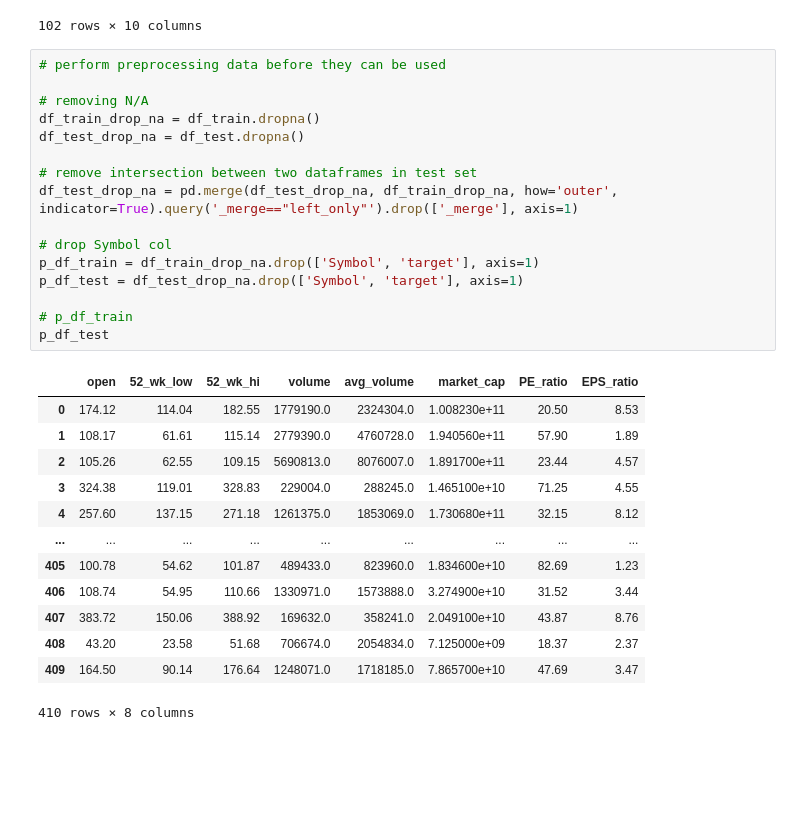
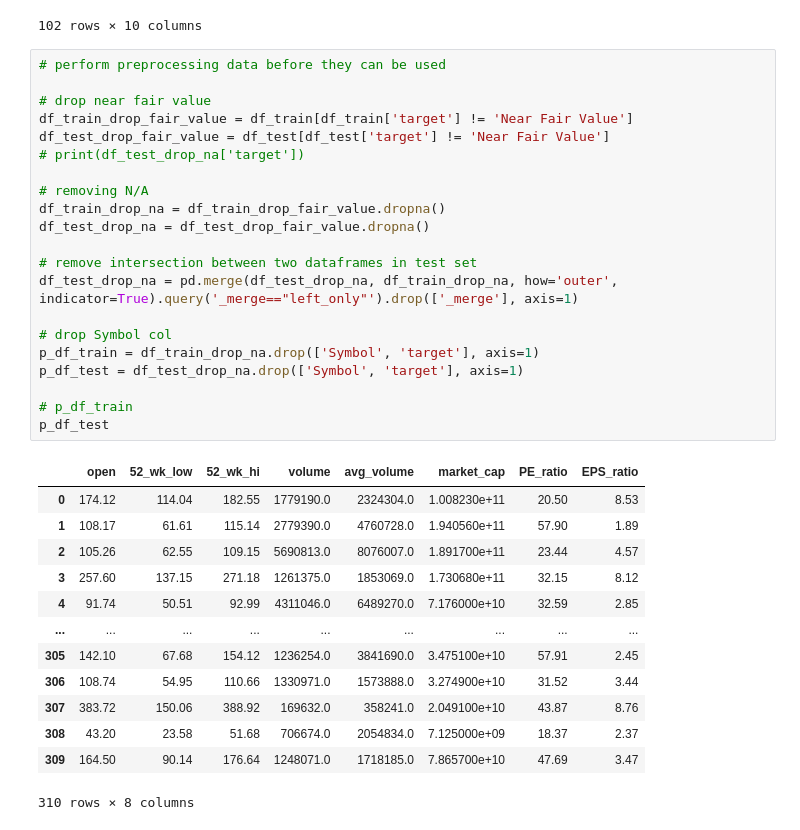
Before and after one commit to tngo0508/capstone_project, a Jupyter notebook: backend/stocks/webscraper/build_ML_model.ipynb, the cells around one changed output. Cells and saved outputs as stored; diff of their text form; blank space fills up the shorter version.

```diff
--- a/backend/stocks/webscraper/build_ML_model.ipynb
+++ b/backend/stocks/webscraper/build_ML_model.ipynb
@@ -25,33 +25,38 @@ df_train
 # %%
 # perform preprocessing data before they can be used
 
+# drop near fair value
+df_train_drop_fair_value = df_train[df_train['target'] != 'Near Fair Value']
+df_test_drop_fair_value = df_test[df_test['target'] != 'Near Fair Value']
+# print(df_test_drop_na['target'])
+
 # removing N/A
-df_train_drop_na = df_train.dropna()
-df_test_drop_na = df_test.dropna()
+df_train_drop_na = df_train_drop_fair_value.dropna()
+df_test_drop_na = df_test_drop_fair_value.dropna()
 
 # remove intersection between two dataframes in test set
 df_test_drop_na = pd.merge(df_test_drop_na, df_train_drop_na, how='outer', indicator=True).query('_merge=="left_only"').drop(['_merge'], axis=1)
 
 # drop Symbol col
 p_df_train = df_train_drop_na.drop(['Symbol', 'target'], axis=1)
 p_df_test = df_test_drop_na.drop(['Symbol', 'target'], axis=1)
 
 # p_df_train
 p_df_test
 # %% [output]
 |  | open | 52_wk_low | 52_wk_hi | volume | avg_volume | market_cap | PE_ratio | EPS_ratio |
 | 0 | 174.12 | 114.04 | 182.55 | 1779190.0 | 2324304.0 | 1.008230e+11 | 20.50 | 8.53 |
 | 1 | 108.17 | 61.61 | 115.14 | 2779390.0 | 4760728.0 | 1.940560e+11 | 57.90 | 1.89 |
 | 2 | 105.26 | 62.55 | 109.15 | 5690813.0 | 8076007.0 | 1.891700e+11 | 23.44 | 4.57 |
-| 3 | 324.38 | 119.01 | 328.83 | 229004.0 | 288245.0 | 1.465100e+10 | 71.25 | 4.55 |
-| 4 | 257.60 | 137.15 | 271.18 | 1261375.0 | 1853069.0 | 1.730680e+11 | 32.15 | 8.12 |
+| 3 | 257.60 | 137.15 | 271.18 | 1261375.0 | 1853069.0 | 1.730680e+11 | 32.15 | 8.12 |
+| 4 | 91.74 | 50.51 | 92.99 | 4311046.0 | 6489270.0 | 7.176000e+10 | 32.59 | 2.85 |
 | ... | ... | ... | ... | ... | ... | ... | ... | ... |
-| 405 | 100.78 | 54.62 | 101.87 | 489433.0 | 823960.0 | 1.834600e+10 | 82.69 | 1.23 |
-| 406 | 108.74 | 54.95 | 110.66 | 1330971.0 | 1573888.0 | 3.274900e+10 | 31.52 | 3.44 |
-| 407 | 383.72 | 150.06 | 388.92 | 169632.0 | 358241.0 | 2.049100e+10 | 43.87 | 8.76 |
-| 408 | 43.20 | 23.58 | 51.68 | 706674.0 | 2054834.0 | 7.125000e+09 | 18.37 | 2.37 |
-| 409 | 164.50 | 90.14 | 176.64 | 1248071.0 | 1718185.0 | 7.865700e+10 | 47.69 | 3.47 |
+| 305 | 142.10 | 67.68 | 154.12 | 1236254.0 | 3841690.0 | 3.475100e+10 | 57.91 | 2.45 |
+| 306 | 108.74 | 54.95 | 110.66 | 1330971.0 | 1573888.0 | 3.274900e+10 | 31.52 | 3.44 |
+| 307 | 383.72 | 150.06 | 388.92 | 169632.0 | 358241.0 | 2.049100e+10 | 43.87 | 8.76 |
+| 308 | 43.20 | 23.58 | 51.68 | 706674.0 | 2054834.0 | 7.125000e+09 | 18.37 | 2.37 |
+| 309 | 164.50 | 90.14 | 176.64 | 1248071.0 | 1718185.0 | 7.865700e+10 | 47.69 | 3.47 |
-410 rows × 8 columns
+310 rows × 8 columns
 # %%
 # standardize features
 sdd_df_train = ((p_df_train) - p_df_train.mean()) / p_df_train.std()
```
Also changed, not shown: parts of 13 cells of this notebook.
